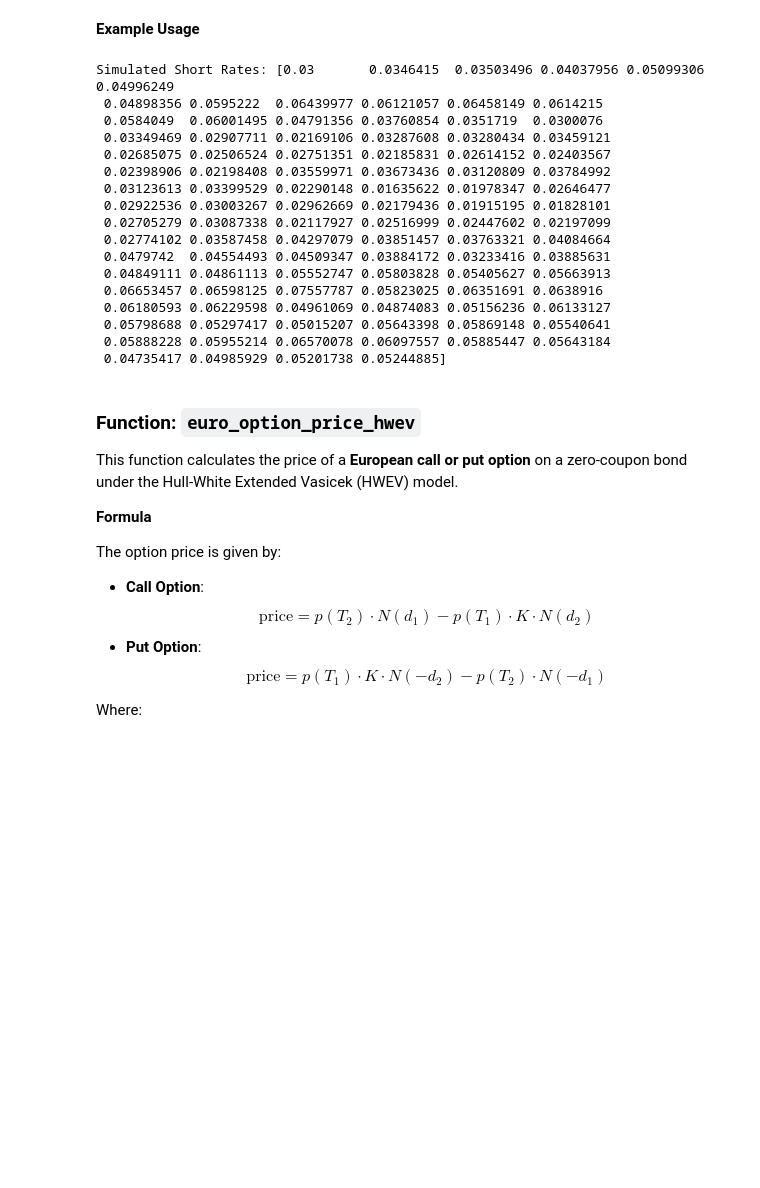
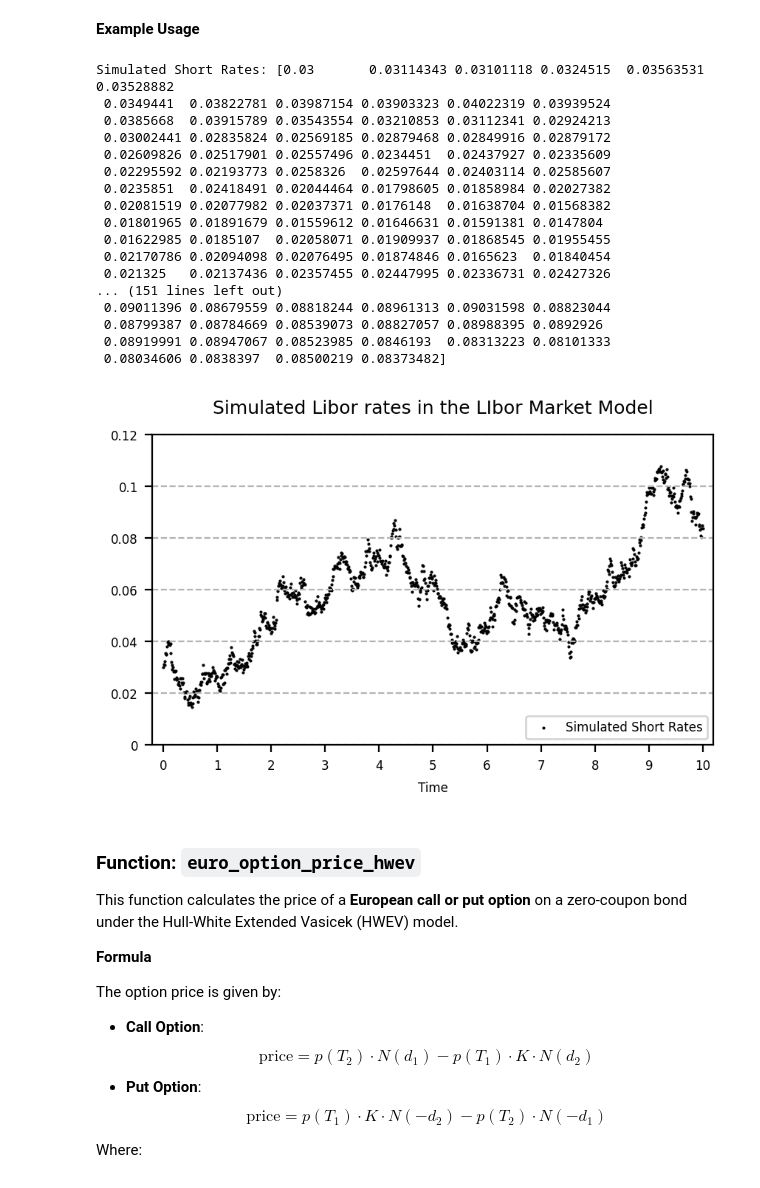
Before and after one commit to johanoelgaard/FixedIncome, a Jupyter notebook: Files/functions_explained.ipynb, the cells around one changed output. Cells and saved outputs as stored; diff of their text form; code cells hidden in the pictures; blank space fills up the shorter version.

```diff
--- a/Files/functions_explained.ipynb
+++ b/Files/functions_explained.ipynb
@@ -3339,7 +3627,7 @@ def simul_hwev(r0, t, theta, a, sigma, method="euler", seed=None):
 # %%
 # Inputs
 r0 = 0.03  # Initial short rate
-t = np.linspace(0, 10, 100)  # Time points
+t = np.linspace(0, 10, 1000)  # Time points
 a = 0.5  # Mean reversion speed
 sigma = 0.02  # Volatility
 theta = np.full(len(t), 0.03)  # Constant theta
@@ -3349,23 +3637,44 @@ seed = 42  # Random seed
 simulated_rates = simul_hwev(r0, t, theta, a, sigma, method="euler", seed=seed)
 print(f"Simulated Short Rates: {simulated_rates}")
 # %% [output]
-Simulated Short Rates: [0.03       0.0346415  0.03503496 0.04037956 0.05099306 0.04996249
- 0.04898356 0.0595222  0.06439977 0.06121057 0.06458149 0.0614215
- 0.0584049  0.06001495 0.04791356 0.03760854 0.0351719  0.0300076
- 0.03349469 0.02907711 0.02169106 0.03287608 0.03280434 0.03459121
- 0.02685075 0.02506524 0.02751351 0.02185831 0.02614152 0.02403567
- 0.02398906 0.02198408 0.03559971 0.03673436 0.03120809 0.03784992
- 0.03123613 0.03399529 0.02290148 0.01635622 0.01978347 0.02646477
- 0.02922536 0.03003267 0.02962669 0.02179436 0.01915195 0.01828101
- 0.02705279 0.03087338 0.02117927 0.02516999 0.02447602 0.02197099
- 0.02774102 0.03587458 0.04297079 0.03851457 0.03763321 0.04084664
- 0.0479742  0.04554493 0.04509347 0.03884172 0.03233416 0.03885631
- 0.04849111 0.04861113 0.05552747 0.05803828 0.05405627 0.05663913
- 0.06653457 0.06598125 0.07557787 0.05823025 0.06351691 0.0638916
- 0.06180593 0.06229598 0.04961069 0.04874083 0.05156236 0.06133127
- 0.05798688 0.05297417 0.05015207 0.05643398 0.05869148 0.05540641
- 0.05888228 0.05955214 0.06570078 0.06097557 0.05885447 0.05643184
- 0.04735417 0.04985929 0.05201738 0.05244885]
+Simulated Short Rates: [0.03       0.03114343 0.03101118 0.0324515  0.03563531 0.03528882
+ 0.0349441  0.03822781 0.03987154 0.03903323 0.04022319 0.03939524
+ 0.0385668  0.03915789 0.03543554 0.03210853 0.03112341 0.02924213
+ 0.03002441 0.02835824 0.02569185 0.02879468 0.02849916 0.02879172
+ 0.02609826 0.02517901 0.02557496 0.0234451  0.02437927 0.02335609
+ 0.02295592 0.02193773 0.0258326  0.02597644 0.02403114 0.02585607
+ 0.0235851  0.02418491 0.02044464 0.01798605 0.01858984 0.02027382
+ 0.02081519 0.02077982 0.02037371 0.0176148  0.01638704 0.01568382
+ 0.01801965 0.01891679 0.01559612 0.01646631 0.01591381 0.0147804
+ 0.01622985 0.0185107  0.02058071 0.01909937 0.01868545 0.01955455
+ 0.02170786 0.02094098 0.02076495 0.01874846 0.0165623  0.01840454
+ 0.021325   0.02137436 0.02357455 0.02447995 0.02336731 0.02427326
+... (151 lines left out)
+ 0.09011396 0.08679559 0.08818244 0.08961313 0.09031598 0.08823044
+ 0.08799387 0.08784669 0.08539073 0.08827057 0.08988395 0.0892926
+ 0.08919991 0.08947067 0.08523985 0.0846193  0.08313223 0.08101333
+ 0.08034606 0.0838397  0.08500219 0.08373482]
+# %%
+fig = plt.figure(constrained_layout=False, figsize = (5,3), dpi = 200)
+fig.suptitle(f"Simulated Libor rates in the LIbor Market Model", fontsize = 9)
+gs = fig.add_gridspec(nrows=1,ncols=1,left=0.12,bottom=0.2,right=0.88,top=0.90,wspace=0,hspace=0)
+ax = fig.add_subplot(gs[0,0])
+xticks = np.array([0,1,2,3,4,5,6,7,8,9,10])
+ax.set_xticks(xticks)
+ax.set_xticklabels(xticks,fontsize = 6)
+ax.set_xlim([xticks[0]-0.2,xticks[-1]+0.2])
+plt.xlabel(f"Time",fontsize = 6)
+ax.set_yticks([0,0.02,0.04,0.06,0.08,0.1,0.12])
+ax.set_yticklabels([0,0.02,0.04,0.06,0.08,0.1,0.12],fontsize = 6)
+ax.set_ylim([0,0.12])
+plt.grid(axis = 'y', which='major', color=(0.7,0.7,0.7,0), linestyle='--')
+p1 = ax.scatter(t, simulated_rates, s = 1, color = 'black', marker = ".",label="Simulated Short Rates")
+plots = [p1]
+labels = [item.get_label() for item in plots]
+ax.legend(plots,labels,loc="lower right",fontsize = 6)
+plt.show()
+# %% [output]
+[figure, added]
 # %% [markdown]
 ### Function: `euro_option_price_hwev`
 
```
Also changed, not shown: parts of 153 cells of this notebook, 4 other files.
